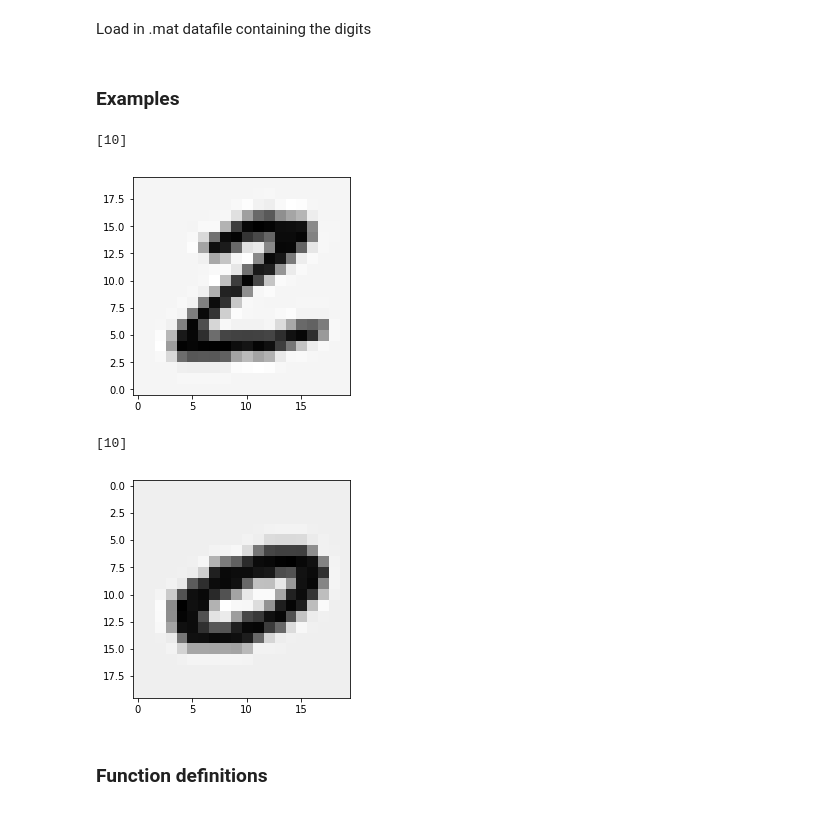
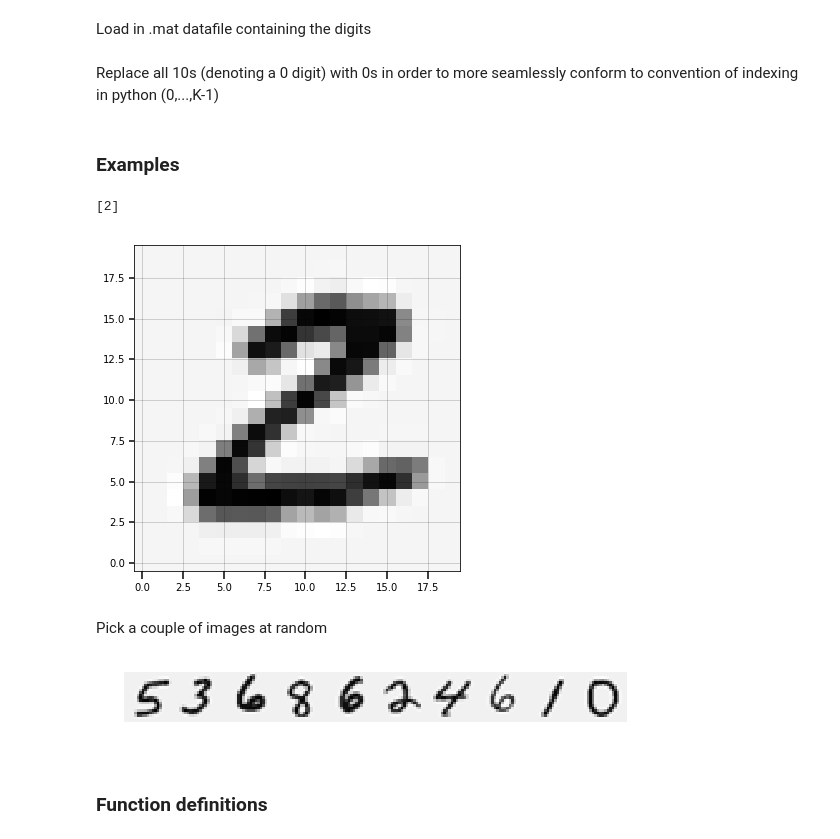
Before and after one commit to denglert/machine-learning-sandbox, a Jupyter notebook: courses/Coursera_Machine_Learning/Week_4_Neural_Networks/exercise/Multi_class_logistic_regression.ipynb, the cells around one changed output. Saved outputs shown, nothing was run; the diff lists cells and outputs as text; code cells hidden in the pictures.

```diff
--- a/courses/Coursera_Machine_Learning/Week_4_Neural_Networks/exercise/Multi_class_logistic_regression.ipynb
+++ b/courses/Coursera_Machine_Learning/Week_4_Neural_Networks/exercise/Multi_class_logistic_regression.ipynb
@@ -176,3 +196,5 @@ features = data['X']
 labels = data['y'][:,0]
 X = np.insert(data['X'], 0, 1, axis=1)
 y = data['y'][:,0]
+# %% [markdown]
+Replace all 10s (denoting a 0 digit) with 0s in order to more seamlessly conform to convention of indexing in python (0,...,K-1)
@@ -179,19 +203,16 @@ y = data['y'][:,0]
+# %% [markdown]
+### Examples
 # %%
 def show_digit(flat_pixels):
     img = flat_pixels.reshape([20,20])
     img_rot = np.rot90(img)
     plt.imshow(img_rot, cmap='gray_r', origin='lower');
-# %% [markdown]
-### Examples
 # %%
-show_digit(data['X'][1012]);
-print(data['y'][0])
+pick = 1012
+show_digit(data['X'][pick]);
+print(data['y'][pick])
 # %% [output]
-[10]
+[2]
-[figure, old version]
+[figure, new version]
-# %%
-show_img(data['X'][]);
-print(data['y'][2])
-# %% [output]
-[10]
-[figure, removed]
+# %% [markdown]
+Pick a couple of images at random
@@ -198,3 +221,9 @@ print(data['y'][2])
+# %%
+f,a = plt.subplots()
+a.imshow(data['X'][picks].reshape(-1,20).T, cmap='gray_r')
+a.axis('off');
+# %% [output]
+[figure, added]
 # %% [markdown]
 ### Function definitions
 # %%
```
Also changed, not shown: parts of 80 cells of this notebook, 1 other file.
